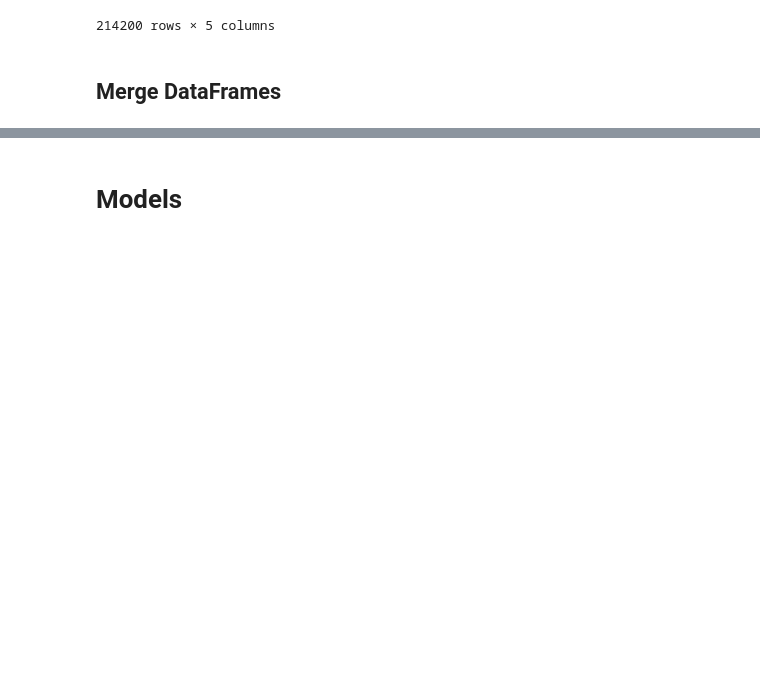
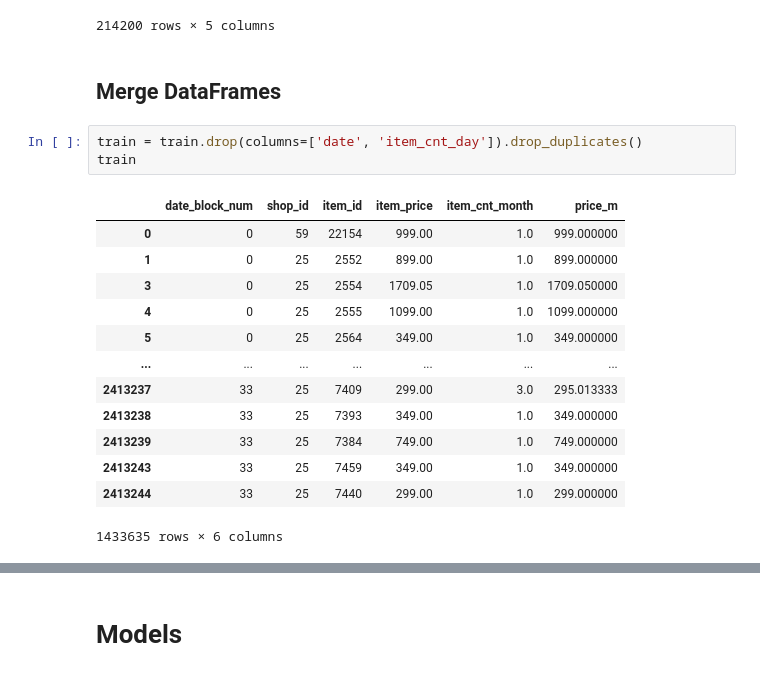
Before and after one commit to ShupeiLi/predict-future-sales, a Jupyter notebook: models.ipynb, the cells around one changed output, grey strips where cells are left out. Drawn from its saved outputs; the diff is of its cells as text; blank space fills up the shorter version.

```diff
--- a/models.ipynb
+++ b/models.ipynb
@@ -406,6 +402,23 @@ test
 214200 rows × 5 columns
 # %% [markdown]
 ## Merge DataFrames
+# %%
+train = train.drop(columns=['date', 'item_cnt_day']).drop_duplicates()
+train
+# %% [output]
+|  | date_block_num | shop_id | item_id | item_price | item_cnt_month | price_m |
+| 0 | 0 | 59 | 22154 | 999.00 | 1.0 | 999.000000 |
+| 1 | 0 | 25 | 2552 | 899.00 | 1.0 | 899.000000 |
+| 3 | 0 | 25 | 2554 | 1709.05 | 1.0 | 1709.050000 |
+| 4 | 0 | 25 | 2555 | 1099.00 | 1.0 | 1099.000000 |
+| 5 | 0 | 25 | 2564 | 349.00 | 1.0 | 349.000000 |
+| ... | ... | ... | ... | ... | ... | ... |
+| 2413237 | 33 | 25 | 7409 | 299.00 | 3.0 | 295.013333 |
+| 2413238 | 33 | 25 | 7393 | 349.00 | 1.0 | 349.000000 |
+| 2413239 | 33 | 25 | 7384 | 749.00 | 1.0 | 749.000000 |
+| 2413243 | 33 | 25 | 7459 | 349.00 | 1.0 | 349.000000 |
+| 2413244 | 33 | 25 | 7440 | 299.00 | 1.0 | 299.000000 |
+1433635 rows × 6 columns
 # %%
 train = pd.merge(train, items, on = 'item_id', how = "left")
 train = pd.merge(train, shops, on = 'shop_id', how = "left")
```
Also changed, not shown: parts of 18 cells of this notebook.
